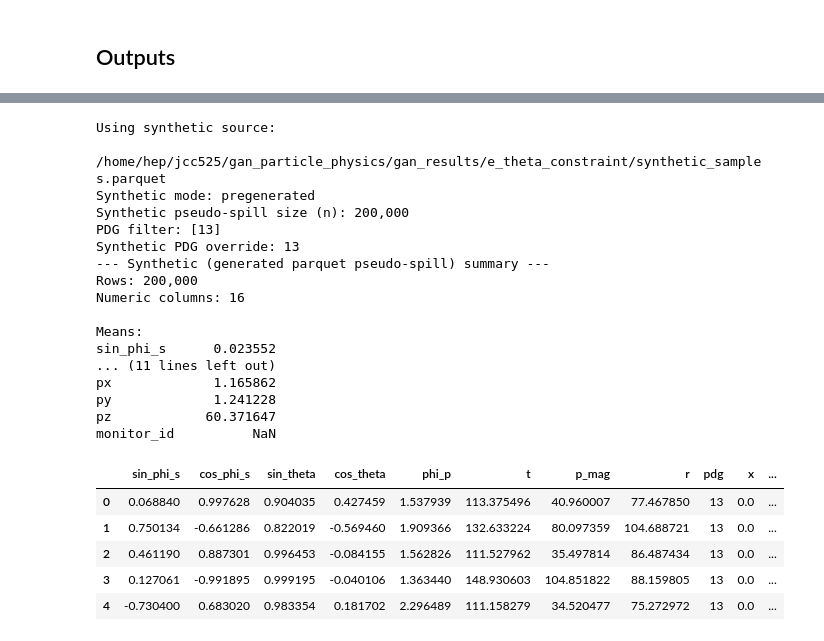
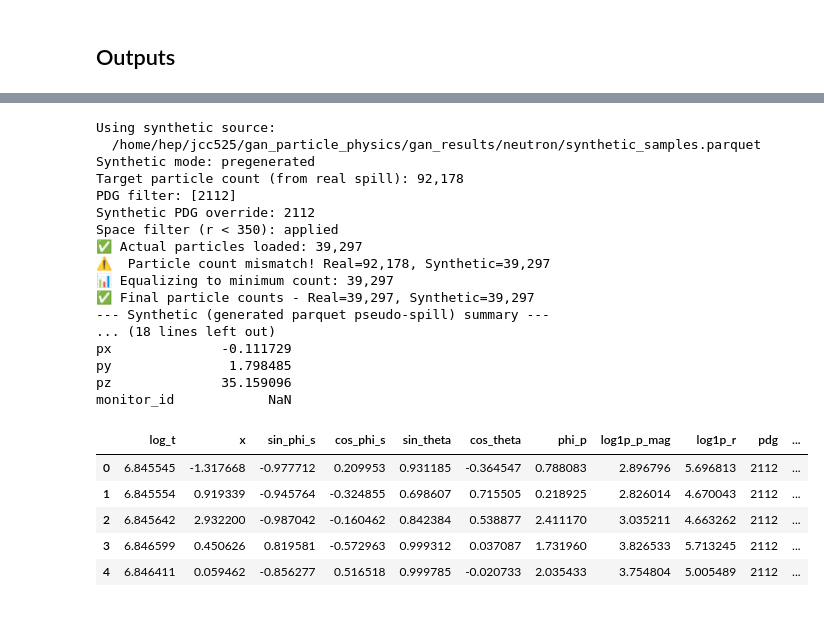
Before and after one commit to JonaCassens/gan_particle_physics, a Jupyter notebook: notebooks/event_display_spill.ipynb, the cells around one changed output, grey strips where cells are left out. Drawn from its saved outputs; the diff is of its cells as text; code cells hidden in the pictures.

Commit message:
feat: Normalises num particles in event display

```diff
--- a/notebooks/event_display_spill.ipynb
+++ b/notebooks/event_display_spill.ipynb
@@ -36,7 +36,7 @@ pd.set_option('display.max_columns', 200)
 # User configuration
 # ----------------------
 TRUTH_PARQUET = '/home/hep/jcc525/cleaned_data/pdgNone_monitor4.parquet'
-SYNTHETIC_PARQUET = '/home/hep/jcc525/gan_particle_physics/gan_results/e_theta_constraint/synthetic_samples.parquet'
+SYNTHETIC_PARQUET = '/home/hep/jcc525/gan_particle_physics/gan_results/neutron/synthetic_samples.parquet'
 SPILL_SIZE_N = 200000
 TRUTH_READ_ROWS = SPILL_SIZE_N   # only first N truth rows are read into memory
 TRUTH_SAMPLE_MODE = 'random'   # 'random' | 'sequential'
@@ -45,11 +45,14 @@ SYNTH_SAMPLE_SEED = 123
 
 # PDG filter options: None (all), single int (e.g. 13), or list (e.g. [13, -13, 11])
 # PDG_FILTER = [13, -13, 211, -211]  # Example: only muons and anti-muons
-PDG_FILTER = [13]
+PDG_FILTER = [2112]
 
 # Optional manual PDG assignment for synthetic samples.
 # Use None to preserve any existing synthetic `pdg` values.
-SYNTHETIC_PDG_OVERRIDE = 13
+SYNTHETIC_PDG_OVERRIDE = 2112
+
+# Spatial filter: clip r (radial distance) to this maximum value (mm)
+SPACE_FILTER = 350
 
 # Keep these for optional checkpoint generation path in this notebook
 SYNTH_MODE = 'pregenerated'  # 'pregenerated' | 'checkpoint'
@@ -641,14 +541,17 @@ real_spill_df = load_truth_pseudo_spill(
     seed=TRUTH_SAMPLE_SEED,
     read_rows=TRUTH_READ_ROWS,
     pdg_filter=PDG_FILTER,
+    space_filter=SPACE_FILTER,
 )
 
 print('Using truth source:')
 print(f'  {TRUTH_PARQUET}')
-print(f'Pseudo-spill size (n): {SPILL_SIZE_N:,}')
+print(f'Pseudo-spill size requested (n): {SPILL_SIZE_N:,}')
 print(f'Truth read limit (first N rows): {TRUTH_READ_ROWS:,}')
 print(f'Truth sampling mode: {TRUTH_SAMPLE_MODE}')
 print(f'PDG filter: {PDG_FILTER}')
+print(f'Space filter (r < {SPACE_FILTER}): applied')
+print(f'✅ Actual particles loaded: {len(real_spill_df):,}')
 
 describe_numeric_summary(real_spill_df, label='Real (truth parquet pseudo-spill)')
 real_spill_df.head()
@@ -682,56 +585,71 @@ n_particles = len(real_spill_df)
 if SYNTH_MODE == 'pregenerated':
     synth_spill_df = load_pregenerated_synthetic(
         SYNTHETIC_PARQUET,
         n_rows=n_particles,
         seed=SYNTH_SAMPLE_SEED,
         pdg_filter=PDG_FILTER,
         pdg_override=SYNTHETIC_PDG_OVERRIDE,
+        space_filter=SPACE_FILTER,
     )
 elif SYNTH_MODE == 'checkpoint':
-    synth_spill_df = generate_synthetic_from_checkpoint(
+    synth_base = generate_synthetic_from_checkpoint(
         n_rows=n_particles,
         pdg_override=SYNTHETIC_PDG_OVERRIDE,
     )
-    synth_spill_df = _apply_pdg_filter(synth_spill_df, pdg_filter=PDG_FILTER)
+    synth_base = _apply_pdg_filter(synth_base, pdg_filter=PDG_FILTER)
+    synth_spill_df = synth_base.copy()
+    if SPACE_FILTER is not None and 'r' in synth_spill_df.columns:
+        synth_spill_df = synth_spill_df.loc[synth_spill_df['r'] < SPACE_FILTER].copy()
 else:
     raise ValueError(f'Unsupported SYNTH_MODE: {SYNTH_MODE}')
 
 print('Using synthetic source:')
 if SYNTH_MODE == 'pregenerated':
     print(f'  {SYNTHETIC_PARQUET}')
 else:
     print(f'  checkpoint: {GENERATOR_CHECKPOINT}')
 print(f'Synthetic mode: {SYNTH_MODE}')
-print(f'Synthetic pseudo-spill size (n): {len(synth_spill_df):,}')
+print(f'Target particle count (from real spill): {n_particles:,}')
 print(f'PDG filter: {PDG_FILTER}')
 print(f'Synthetic PDG override: {SYNTHETIC_PDG_OVERRIDE}')
+print(f'Space filter (r < {SPACE_FILTER}): applied')
+print(f'✅ Actual particles loaded: {len(synth_spill_df):,}')
+
+if len(synth_spill_df) != len(real_spill_df):
+    print(f'⚠️  Particle count mismatch! Real={len(real_spill_df):,}, Synthetic={len(synth_spill_df):,}')
+    # Take the minimum count to ensure both datasets have the same size
+    min_count = min(len(real_spill_df), len(synth_spill_df))
+    print(f'📊 Equalizing to minimum count: {min_count:,}')
+    real_spill_df = real_spill_df.sample(n=min_count, random_state=42).reset_index(drop=True)
+    synth_spill_df = synth_spill_df.sample(n=min_count, random_state=123).reset_index(drop=True)
+    print(f'✅ Final particle counts - Real={len(real_spill_df):,}, Synthetic={len(synth_spill_df):,}')
 
 describe_numeric_summary(synth_spill_df, label='Synthetic (generated parquet pseudo-spill)')
 synth_spill_df.head()
 # %% [output]
 Using synthetic source:
-  /home/hep/jcc525/gan_particle_physics/gan_results/e_theta_constraint/synthetic_samples.parquet
+  /home/hep/jcc525/gan_particle_physics/gan_results/neutron/synthetic_samples.parquet
 Synthetic mode: pregenerated
-Synthetic pseudo-spill size (n): 200,000
-PDG filter: [13]
-Synthetic PDG override: 13
+Target particle count (from real spill): 92,178
+PDG filter: [2112]
+Synthetic PDG override: 2112
+Space filter (r < 350): applied
+✅ Actual particles loaded: 39,297
+⚠️  Particle count mismatch! Real=92,178, Synthetic=39,297
+📊 Equalizing to minimum count: 39,297
+✅ Final particle counts - Real=39,297, Synthetic=39,297
 --- Synthetic (generated parquet pseudo-spill) summary ---
-Rows: 200,000
-Numeric columns: 16
-
-Means:
-sin_phi_s      0.023552
-... (11 lines left out)
-px             1.165862
-py             1.241228
-pz            60.371647
-monitor_id          NaN
+... (18 lines left out)
+px              -0.111729
+py               1.798485
+pz              35.159096
+monitor_id            NaN
-|  | sin_phi_s | cos_phi_s | sin_theta | cos_theta | phi_p | t | p_mag | r | pdg | x | ... |
-| 0 | 0.068840 | 0.997628 | 0.904035 | 0.427459 | 1.537939 | 113.375496 | 40.960007 | 77.467850 | 13 | 0.0 | ... |
-| 1 | 0.750134 | -0.661286 | 0.822019 | -0.569460 | 1.909366 | 132.633224 | 80.097359 | 104.688721 | 13 | 0.0 | ... |
-| 2 | 0.461190 | 0.887301 | 0.996453 | -0.084155 | 1.562826 | 111.527962 | 35.497814 | 86.487434 | 13 | 0.0 | ... |
-| 3 | 0.127061 | -0.991895 | 0.999195 | -0.040106 | 1.363440 | 148.930603 | 104.851822 | 88.159805 | 13 | 0.0 | ... |
-| 4 | -0.730400 | 0.683020 | 0.983354 | 0.181702 | 2.296489 | 111.158279 | 34.520477 | 75.272972 | 13 | 0.0 | ... |
+|  | log_t | x | sin_phi_s | cos_phi_s | sin_theta | cos_theta | phi_p | log1p_p_mag | log1p_r | pdg | ... |
+| 0 | 6.845545 | -1.317668 | -0.977712 | 0.209953 | 0.931185 | -0.364547 | 0.788083 | 2.896796 | 5.696813 | 2112 | ... |
+| 1 | 6.845554 | 0.919339 | -0.945764 | -0.324855 | 0.698607 | 0.715505 | 0.218925 | 2.826014 | 4.670043 | 2112 | ... |
+| 2 | 6.845642 | 2.932200 | -0.987042 | -0.160462 | 0.842384 | 0.538877 | 2.411170 | 3.035211 | 4.663262 | 2112 | ... |
+| 3 | 6.846599 | 0.450626 | 0.819581 | -0.572963 | 0.999312 | 0.037087 | 1.731960 | 3.826533 | 5.713245 | 2112 | ... |
+| 4 | 6.846411 | 0.059462 | -0.856277 | 0.516518 | 0.999785 | -0.020733 | 2.035433 | 3.754804 | 5.005489 | 2112 | ... |
 # %%
 print_variable_means_before_plot(real_spill_df, synth_spill_df)
 plot_3d_event_display(real_spill_df, synth_spill_df, max_points=200000)
```
Also changed, not shown: parts of 6 cells of this notebook, 6 other files.
